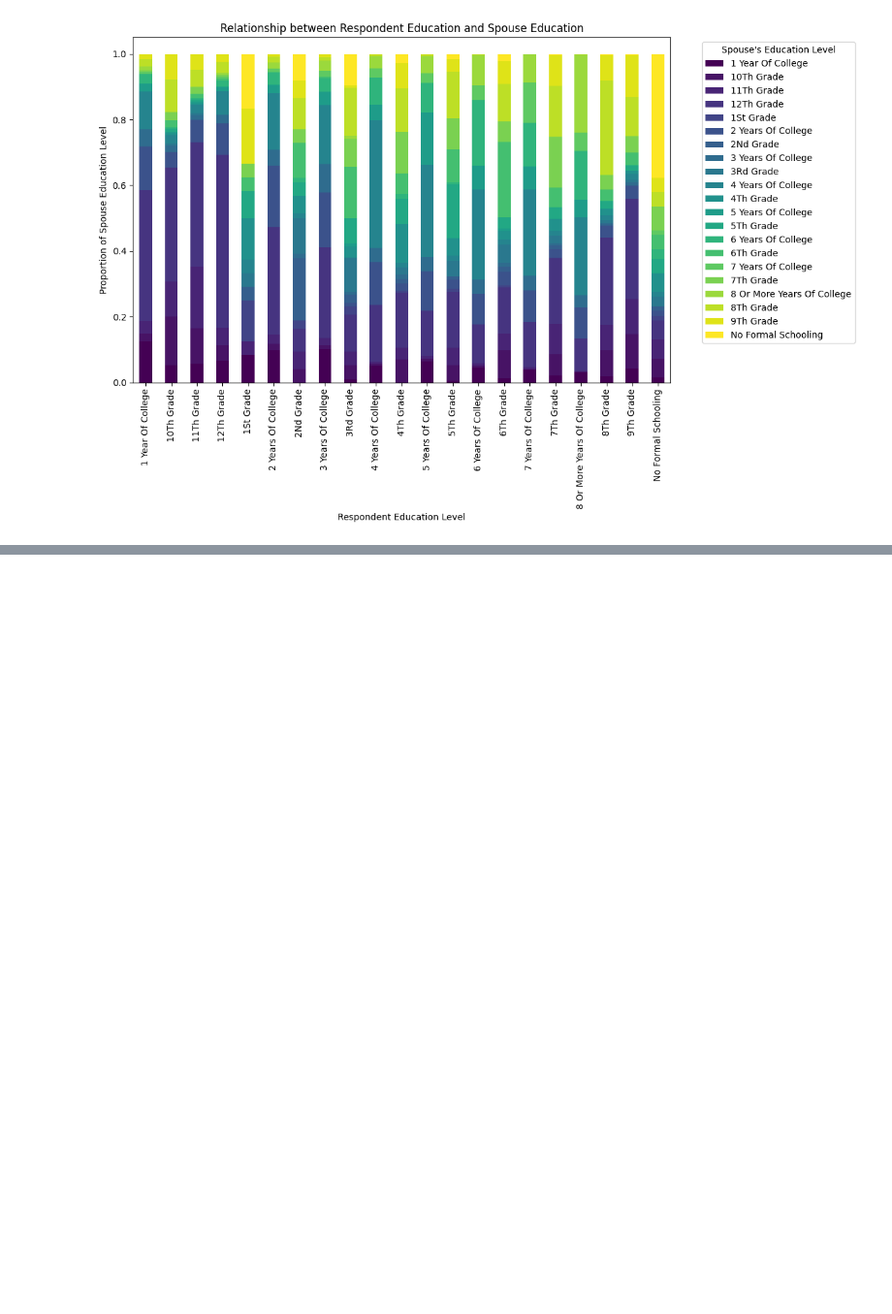
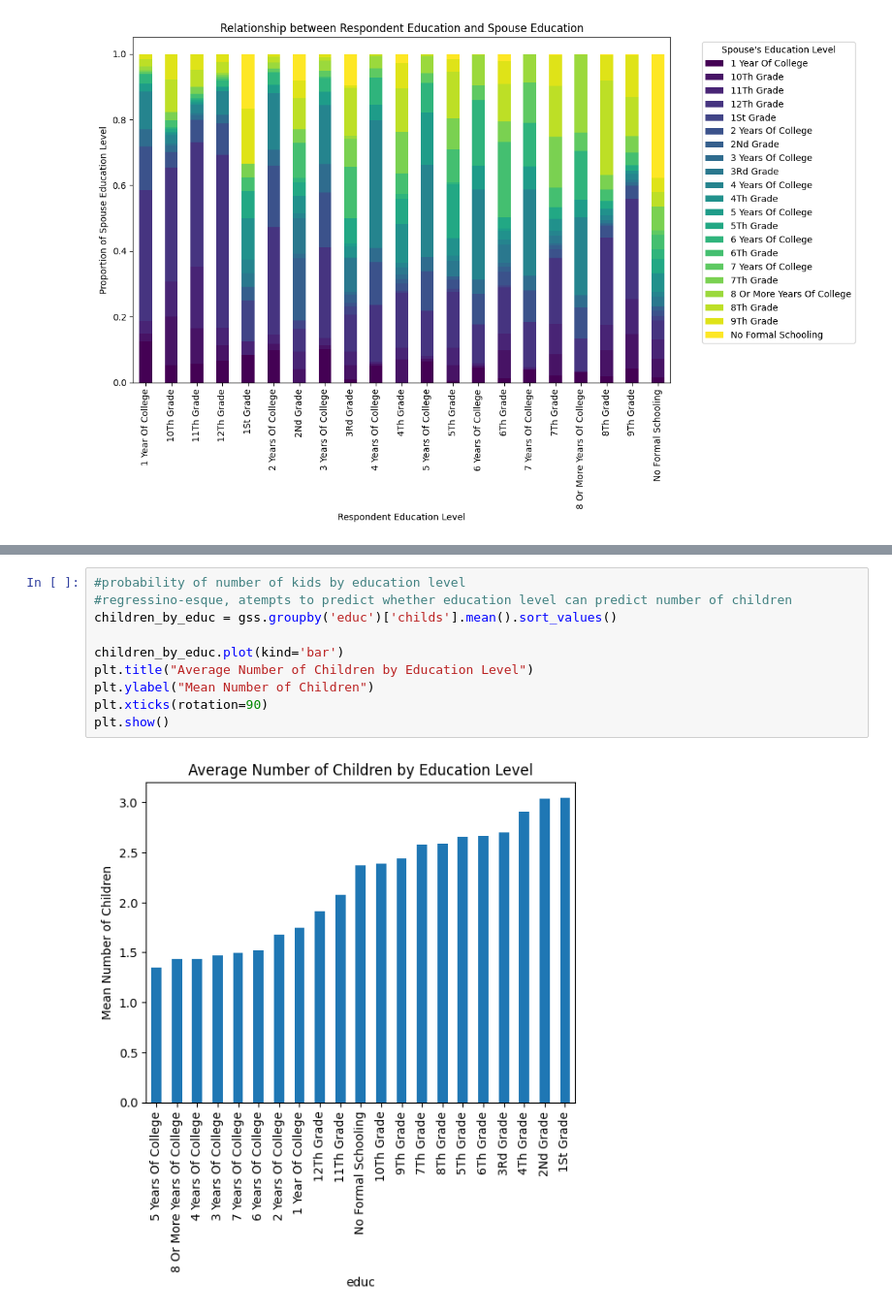
Before and after one commit to meherkalsi13-png/lab_eda, a Jupyter notebook: lab_notebook.ipynb, the cells around one changed output, grey strips where cells are left out. Shown: that part at 97% size. Saved outputs shown, nothing was run; the diff lists cells and outputs as text; blank space fills up the shorter version.

```diff
--- a/lab_notebook.ipynb
+++ b/lab_notebook.ipynb
@@ -337,0 +358,12 @@ plt.show()
+# %%
+#probability of number of kids by education level
+#regressino-esque, atempts to predict whether education level can predict number of children
+children_by_educ = gss.groupby('educ')['childs'].mean().sort_values()
+
+children_by_educ.plot(kind='bar')
+plt.title("Average Number of Children by Education Level")
+plt.ylabel("Mean Number of Children")
+plt.xticks(rotation=90)
+plt.show()
+# %% [output]
+[figure, added]
```
Also changed, not shown: parts of 2 cells of this notebook.
